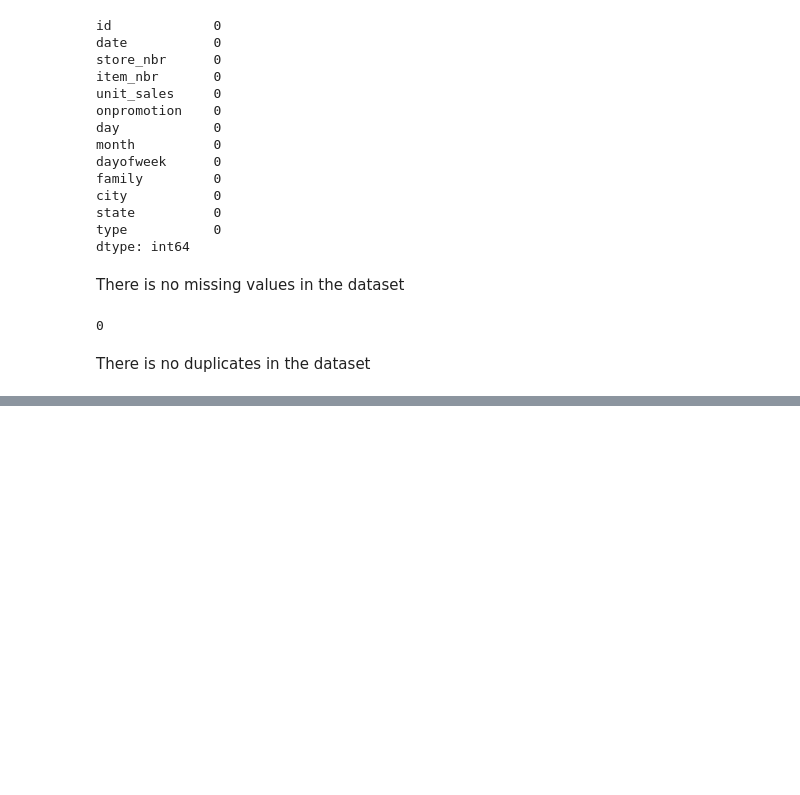
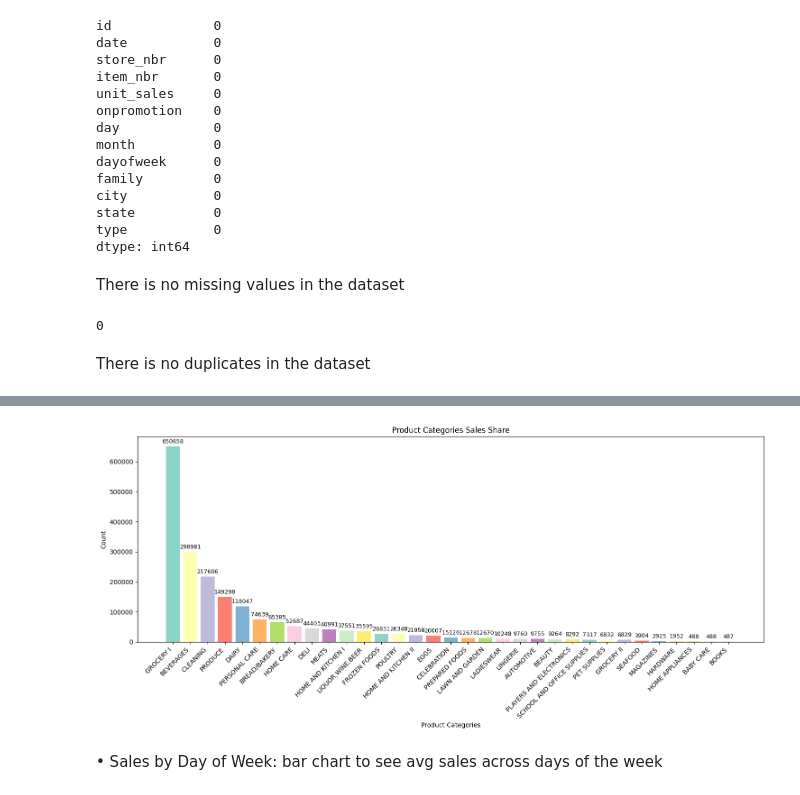
Before and after one commit to sohyla-said/Sales_Forecasting_and_Optimization_GP, a Jupyter notebook: EDA.ipynb, the cells around one changed output, grey strips where cells are left out. Drawn from its saved outputs; the diff is of its cells as text; code cells hidden in the pictures; blank space fills up the shorter version.

```diff
--- a/EDA.ipynb
+++ b/EDA.ipynb
@@ -77,0 +114,5 @@ There is no duplicates in the dataset
+# %%
+# get the count for each product category
+family_categories = dataset['family']
+family_counts = family_categories.value_counts()
+family_counts
@@ -77,0 +137,14 @@ There is no duplicates in the dataset
+# %%
+plt.figure(figsize=(15, 7))
+bars = plt.bar(family_counts.index, family_counts.values, color=plt.cm.Set3.colors)
+plt.bar_label(bars, fontsize=9, padding=3)
+plt.title("Product Categories Sales Share")
+plt.xlabel("Product Categories")
+plt.ylabel("Count")
+plt.xticks(rotation=45, ha='right', fontsize=10)
+plt.tight_layout()
+plt.show()
+# %% [output]
+[figure, added]
+# %% [markdown]
+•	Sales by Day of Week: bar chart to see avg sales across days of the week
```
Also changed, not shown: parts of 19 cells of this notebook.
